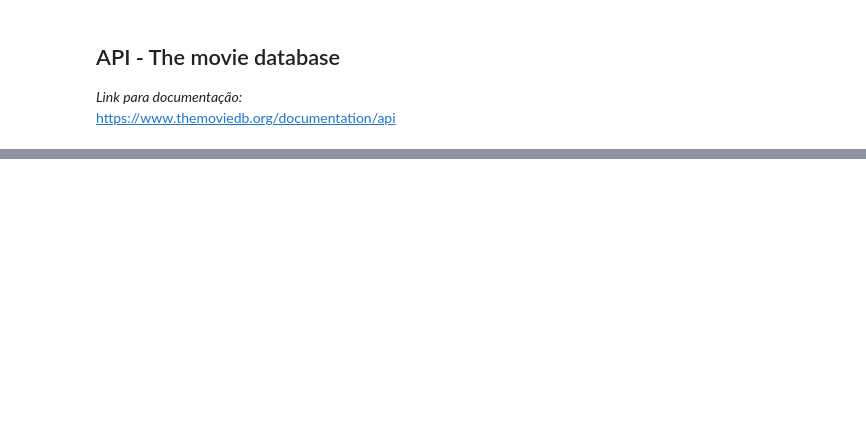
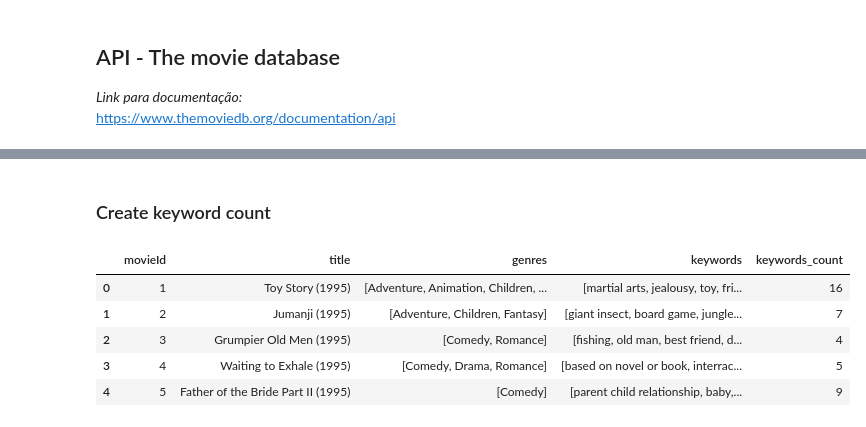
Before and after one commit to joaquim-oliveira-neto/rogue, a Jupyter notebook: notebooks/roger-exploration.ipynb, the cells around one changed output, grey strips where cells are left out. Saved outputs shown, nothing was run; the diff lists cells and outputs as text; code cells hidden in the pictures; blank space fills up the shorter version.

```diff
--- a/notebooks/roger-exploration.ipynb
+++ b/notebooks/roger-exploration.ipynb
@@ -328,0 +158,2 @@ https://www.themoviedb.org/documentation/api
+# %%
+movies_kw['genres'] = movies_kw['genres'].apply(movie_genres)
@@ -328,0 +164,6 @@ https://www.themoviedb.org/documentation/api
+# %%
+def to_list(x):
+    x = ast.literal_eval(x)
+    return x
+# %%
+movies_kw['keywords'] = movies_kw['keywords'].apply(to_list)
@@ -328,0 +197,13 @@ https://www.themoviedb.org/documentation/api
+# %% [markdown]
+### Create keyword count
+# %%
+movies_kw['keywords_count'] = movies_kw['keywords'].map(lambda x : len(x))
+# %%
+movies_kw.head()
+# %% [output]
+|  | movieId | title | genres | keywords | keywords_count |
+| 0 | 1 | Toy Story (1995) | [Adventure, Animation, Children, ... | [martial arts, jealousy, toy, fri... | 16 |
+| 1 | 2 | Jumanji (1995) | [Adventure, Children, Fantasy] | [giant insect, board game, jungle... | 7 |
+| 2 | 3 | Grumpier Old Men (1995) | [Comedy, Romance] | [fishing, old man, best friend, d... | 4 |
+| 3 | 4 | Waiting to Exhale (1995) | [Comedy, Drama, Romance] | [based on novel or book, interrac... | 5 |
+| 4 | 5 | Father of the Bride Part II (1995) | [Comedy] | [parent child relationship, baby,... | 9 |
```
Also changed, not shown: parts of 52 cells of this notebook.
